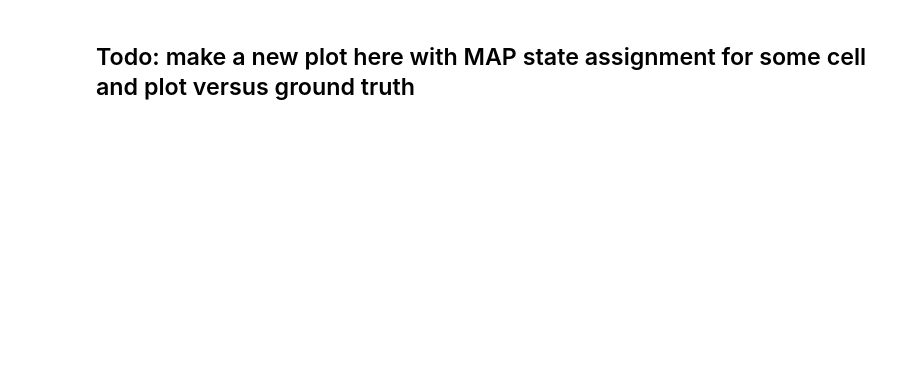
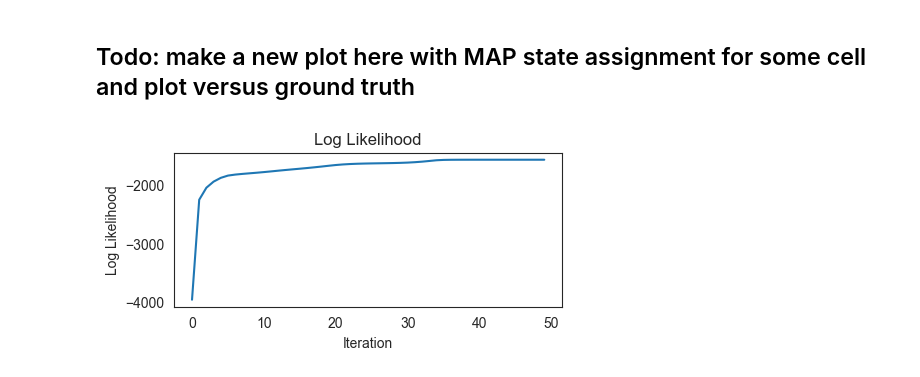
Before and after one commit to colecitrenbaum/treeHMM, a Jupyter notebook: tree_arhmm.ipynb, the cells around one changed output. Drawn from its saved outputs; the diff is of its cells as text; code cells hidden in the pictures; blank space fills up the shorter version.

```diff
--- a/tree_arhmm.ipynb
+++ b/tree_arhmm.ipynb
@@ -419,2 +447,11 @@ Initial Distribution - Mean Abs Error: 0.0079
 # %% [markdown]
 ## Todo: make a new plot here with MAP state assignment for some cell and plot versus ground truth
+# %%
+plt.figure(figsize=[5,2])
+plt.plot(lps)
+plt.title('Log Likelihood')
+plt.xlabel('Iteration')
+plt.ylabel('Log Likelihood')
+plt.show()
+# %% [output]
+[figure, added]
```
Also changed, not shown: parts of 14 cells of this notebook, 2 other files.
